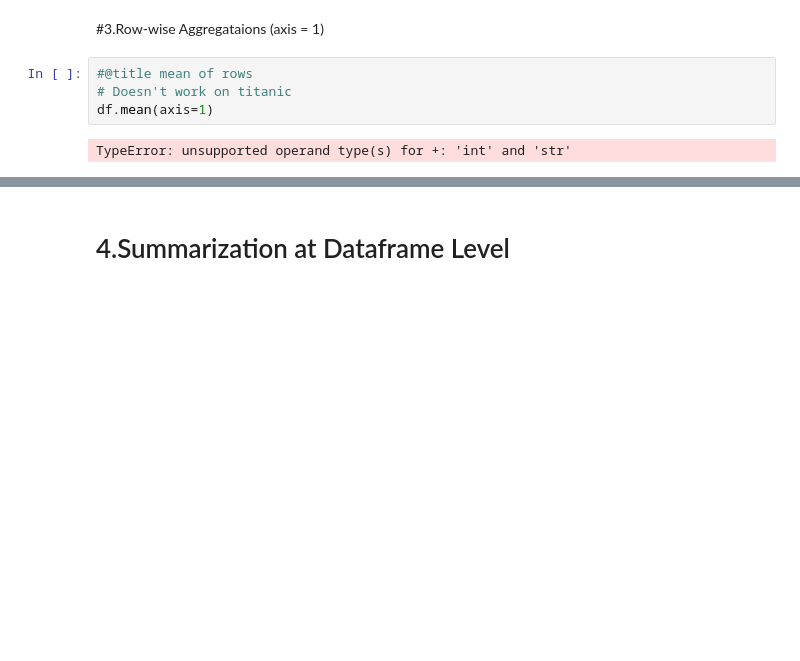
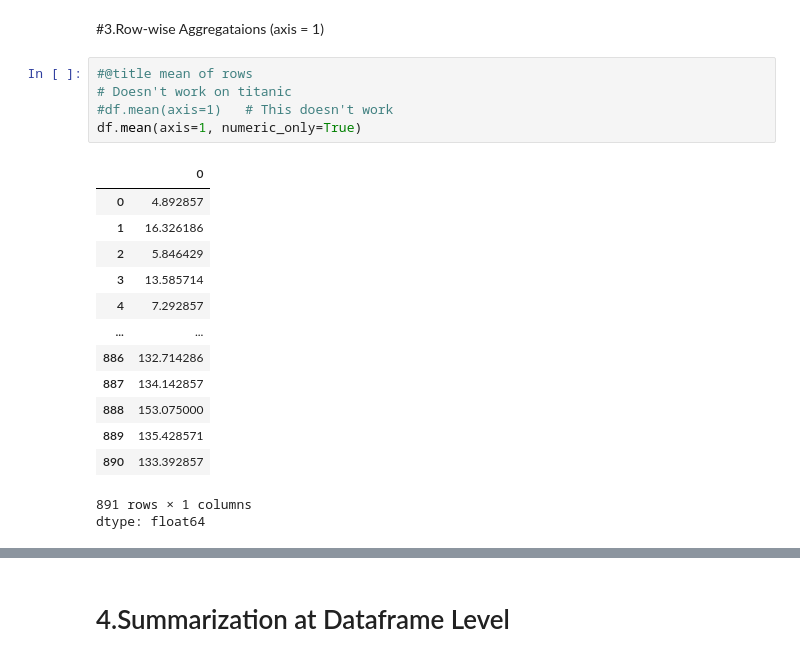
Before and after one commit to sjasthi/Python-DS-Data-Science, a Jupyter notebook: pandas/5_pandas_summarization_aggregataion.ipynb, the cells around one changed output, grey strips where cells are left out. Drawn from its saved outputs; the diff is of its cells as text; blank space fills up the shorter version.

```diff
--- a/pandas/5_pandas_summarization_aggregataion.ipynb
+++ b/pandas/5_pandas_summarization_aggregataion.ipynb
@@ -286,6 +286,20 @@ dtype: float64
 # %%
 #@title mean of rows
 # Doesn't work on titanic
-df.mean(axis=1)
+#df.mean(axis=1)   # This doesn't work
+df.mean(axis=1, numeric_only=True)
 # %% [output]
+|  | 0 |
+| 0 | 4.892857 |
+| 1 | 16.326186 |
+| 2 | 5.846429 |
+| 3 | 13.585714 |
+| 4 | 7.292857 |
+| ... | ... |
+| 886 | 132.714286 |
+| 887 | 134.142857 |
+| 888 | 153.075000 |
+| 889 | 135.428571 |
+| 890 | 133.392857 |
-TypeError: unsupported operand type(s) for +: 'int' and 'str'
+891 rows × 1 columns
+dtype: float64
```
Also changed, not shown: parts of 13 cells of this notebook.
